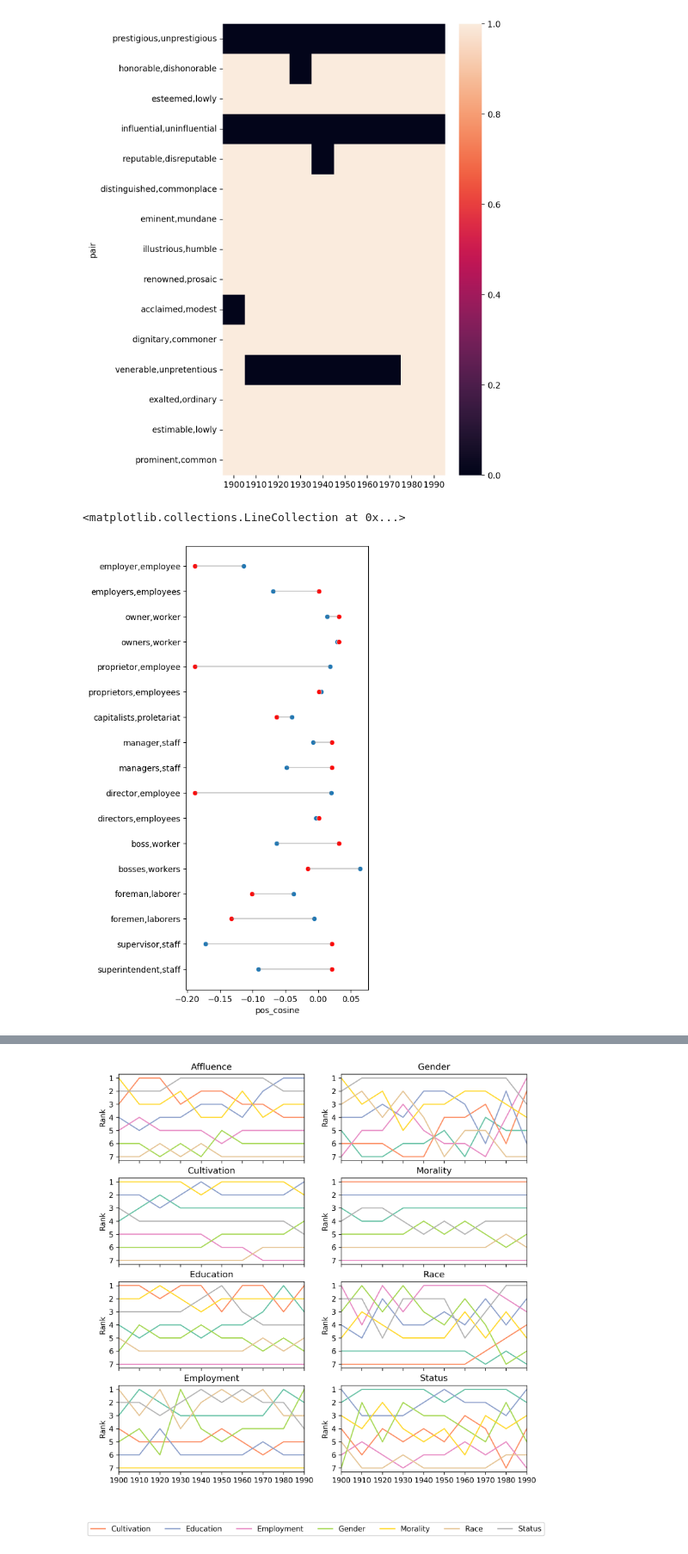
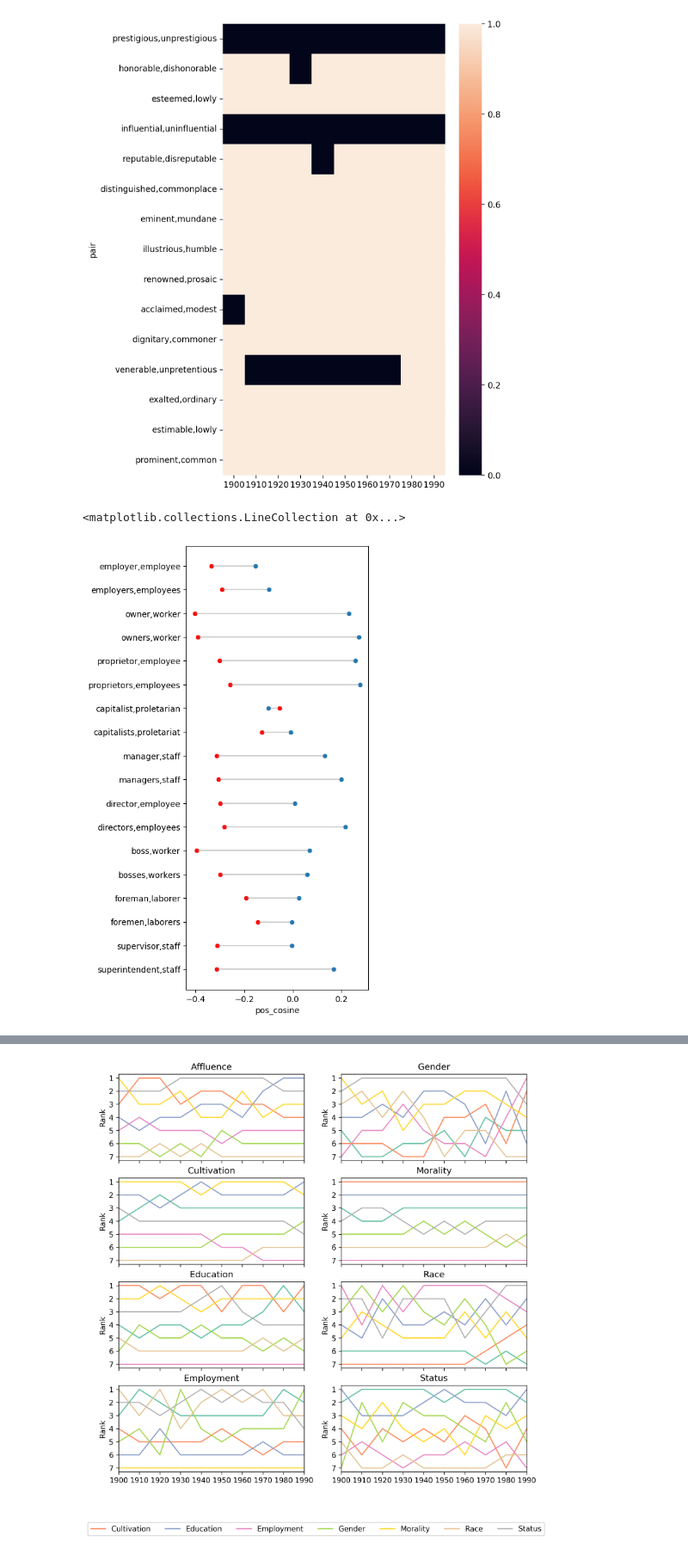
Before and after one commit to nnkennard/embedding-tutorial, a Jupyter notebook: Geometry of Culture questions.ipynb, the cells around one changed output, grey strips where cells are left out. Shown at 86% size. Saved outputs shown, nothing was run; the diff lists cells and outputs as text; code cells hidden in the pictures.

```diff
--- a/Geometry of Culture questions.ipynb
+++ b/Geometry of Culture questions.ipynb
@@ -89,9 +89,13 @@ affluence_pairs = pair_list['Affluence']
 
 df_dicts = []
 for category, pairs in pair_list.items():
+#     if not category == "Employment":
+#       continue
     for decade in DECADES:
+        #print(decade)
         for held_out_pair in pairs:
-            other_pairs = [pair for pair in affluence_pairs if not pair == held_out_pair]
+            other_pairs = [pair for pair in pairs if not pair == held_out_pair]
+            #print(other_pairs)
             pos_vectors = []
             neg_vectors = []
             for pos, neg in other_pairs:
@@ -115,15 +119,15 @@ for category, pairs in pair_list.items():
 # %%
 held_out_df = pd.DataFrame(df_dicts)
 
 plt.figure(figsize=(4, 10), dpi=100)
-decade_df = held_out_df.loc[(held_out_df['decade'] == "1900") & (held_out_df['category'] == "Employment")]
+decade_df = held_out_df.loc[(held_out_df['decade'] == "1910") & (held_out_df['category'] == "Employment")]
 my_range = list(decade_df['pair'])
 sns.scatterplot(y=my_range, x=decade_df["pos_cosine"],)
 sns.scatterplot(y=my_range, x=decade_df["neg_cosine"], color='red')
 plt.hlines(y=my_range, xmin=decade_df["neg_cosine"], xmax=decade_df["pos_cosine"], color='grey', alpha=0.4)
 # %% [output]
 <matplotlib.collections.LineCollection at 0x...>
-[figure, old version]
+[figure, new version]
 # %%
 decade_inversion_counts = collections.defaultdict(lambda:collections.defaultdict(list))
 
```
Also changed, not shown: parts of 7 cells of this notebook, 3 other files.
